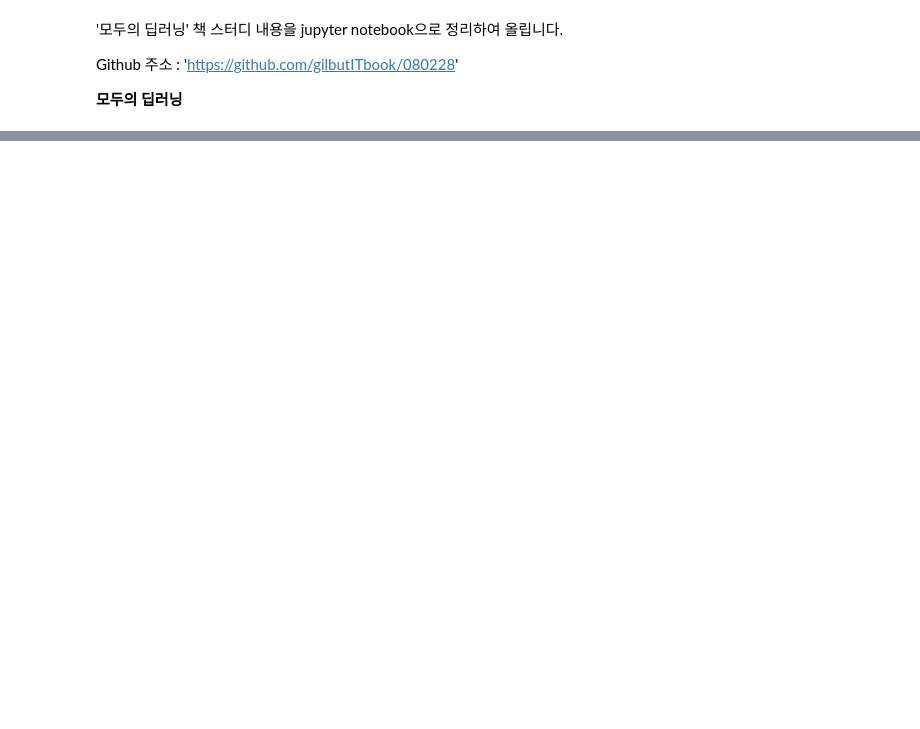
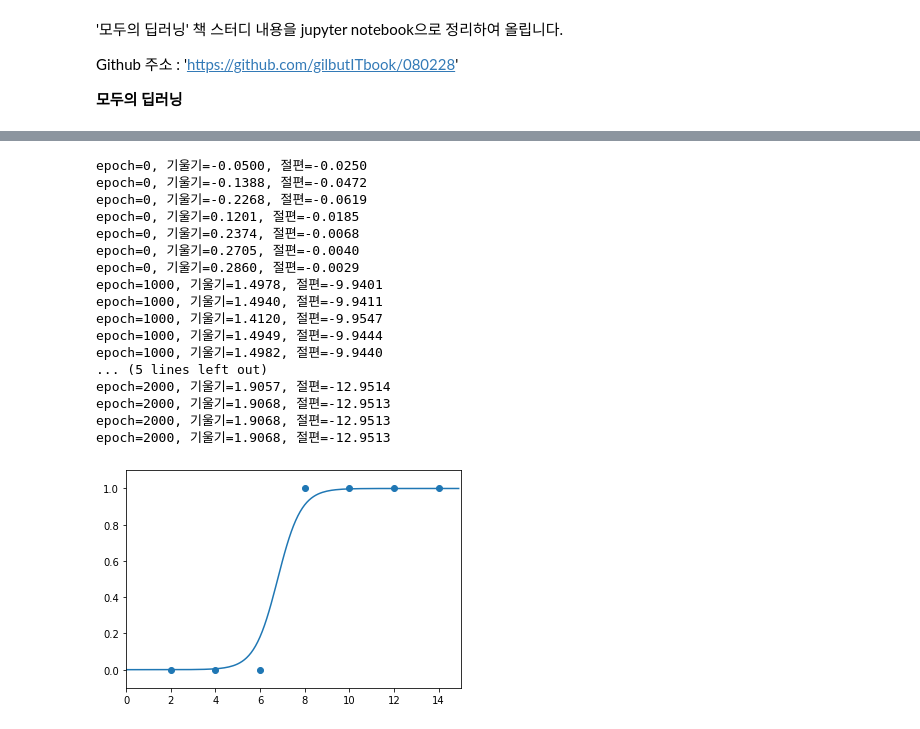
Before and after one commit to tirals88/DL_for_everyone, a Jupyter notebook: deeplearning/notebook/5장 로지스틱 회귀.ipynb, the cells around one changed output, grey strips where cells are left out. Drawn from its saved outputs; the diff is of its cells as text; code cells hidden in the pictures; blank space fills up the shorter version.

```diff
--- a/deeplearning/notebook/5장 로지스틱 회귀.ipynb
+++ b/deeplearning/notebook/5장 로지스틱 회귀.ipynb
@@ -35,0 +62,79 @@ Github 주소 : 'https://github.com/gilbutITbook/080228'
+# %%
+import numpy as np
+import matplotlib.pyplot as plt
+import pandas as pd
+
+#공부 시간 X / 합격 여부 Y 데이터 array 만들기
+#np.linspace(a, b, t) : [a, b] 에서 균등한 간격으로 t 개의 수로 만들어진 numpy array return
+x = np.linspace(2, 14, 7) # x = [ 2.  4.  6.  8. 10. 12. 14.]
+y = np.array([0]*3 + [1]*4)
+
+x_data = np.reshape(x, (7, 1)) # x = [[2.], [4.], ... , [14.]]
+y_data = np.reshape(y, (7, 1))
+data = np.concatenate((x_data, y_data), axis = 1) # data = [[2. 0.], [4. 0.], ... , [14. 1.]]
+
+#기울기 a 와 절편 b 초기화
+(a, b) = (0, 0)
+
+#학습률
+lr = 0.05
+
+#시그모이드 함수 정의
+#sigmoid(a, b, x)로 정의하여 사용할 수 있지만 식이 길지 않아 단일 변수로 정의의
+def sigmoid(x):
+  return 1/(1+np.e**(-x))
+
+#경사 하강법 실행
+#1,000번 반복 마다 각 x 에 대한 현재 a, b 출력
+
+x_range = (np.arange(0, 15, 0.1))
+
+for i in range(2001):
+  y_arr = np.empty((1, len(x_range)))
+  for x, y in data:
+    b_diff = (sigmoid(a*x + b) - y)
+    a_diff = x * b_diff
+
+    a -= lr*a_diff
+    b -= lr*b_diff
+
+    if i%1000 == 0:
+      print("epoch=%.f, 기울기=%.04f, 절편=%.04f" % (i, a, b))
+      if [x, y] == [2, 0]:
+        sig = np.array([sigmoid(a * x + b) for x in x_range])
+        sig = np.reshape((sig), (1, len(sig)))
+        np.append(sig, y_arr, axis=0)
+      #앞서 구한 기울기와 절편으로 그래프 그리기
+      #plt.scatter(x, y)
+      #plt.xlim(0, 15)
+      #plt.ylim(-.1, 1.1)
+      #x_range = (np.arange(0, 15, 0.1)) #그래프로 나타낼 x 값의 범위 정하기
+
+plt.scatter(x_data, y_data)
+plt.xlim(0, 15)
+plt.ylim(-.1, 1.1)
+for i in range(len(y_arr)):
+  plt.plot(x_range, y_arr[i])
+  #print(len(y_arr))
+plt.show()
+
+#하고 싶었던 것 : 학습 이후 변화하는 그래프를 한 눈에 보고자 중첩하여 plot 하고 싶음음
+# %% [output]
+epoch=0, 기울기=-0.0500, 절편=-0.0250
+epoch=0, 기울기=-0.1388, 절편=-0.0472
+epoch=0, 기울기=-0.2268, 절편=-0.0619
+epoch=0, 기울기=0.1201, 절편=-0.0185
+epoch=0, 기울기=0.2374, 절편=-0.0068
+epoch=0, 기울기=0.2705, 절편=-0.0040
+epoch=0, 기울기=0.2860, 절편=-0.0029
+epoch=1000, 기울기=1.4978, 절편=-9.9401
+epoch=1000, 기울기=1.4940, 절편=-9.9411
+epoch=1000, 기울기=1.4120, 절편=-9.9547
+epoch=1000, 기울기=1.4949, 절편=-9.9444
+epoch=1000, 기울기=1.4982, 절편=-9.9440
+... (5 lines left out)
+epoch=2000, 기울기=1.9057, 절편=-12.9514
+epoch=2000, 기울기=1.9068, 절편=-12.9513
+epoch=2000, 기울기=1.9068, 절편=-12.9513
+epoch=2000, 기울기=1.9068, 절편=-12.9513
+[figure, added]
```
Also changed, not shown: parts of 3 cells of this notebook.
